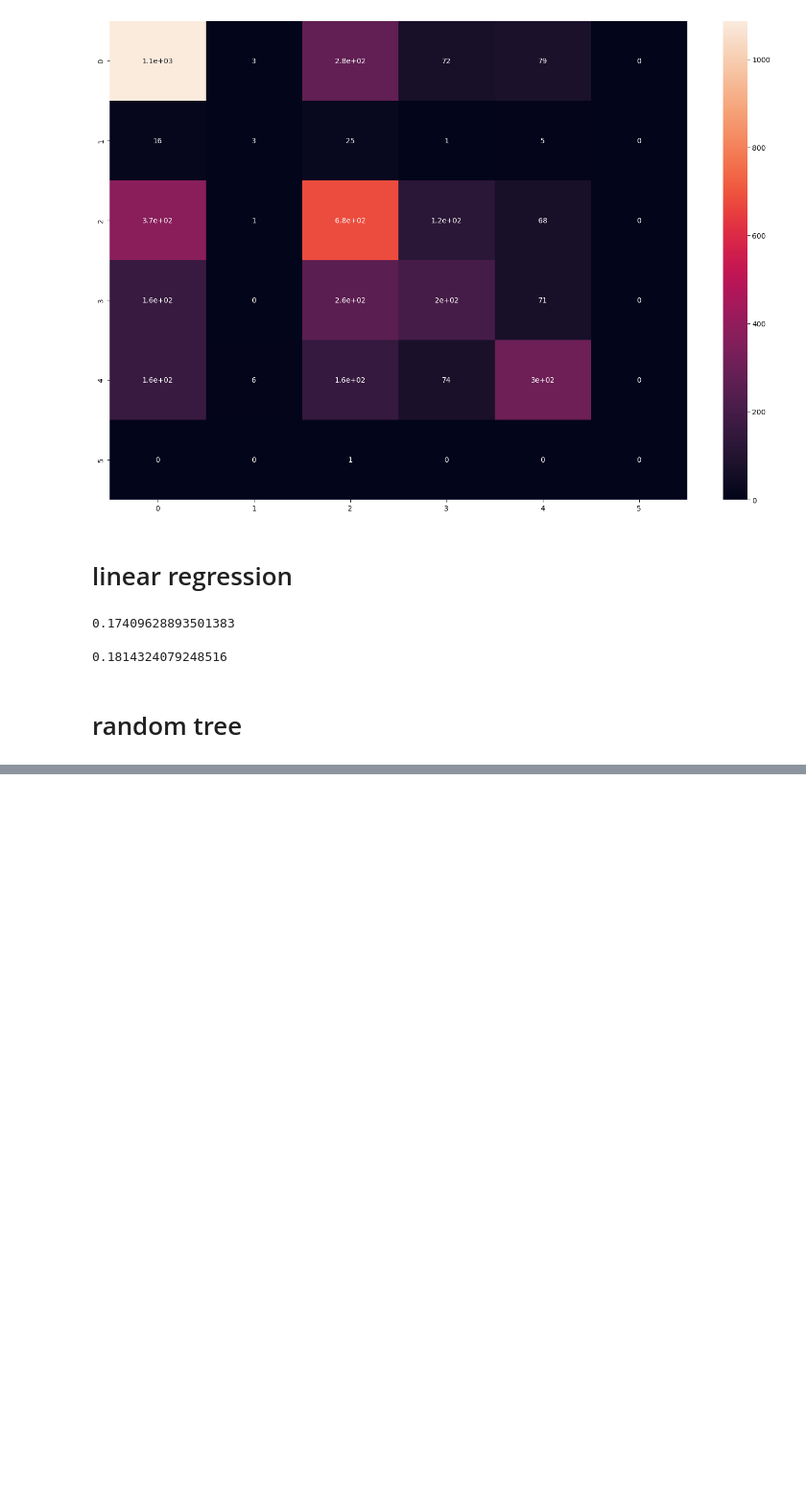
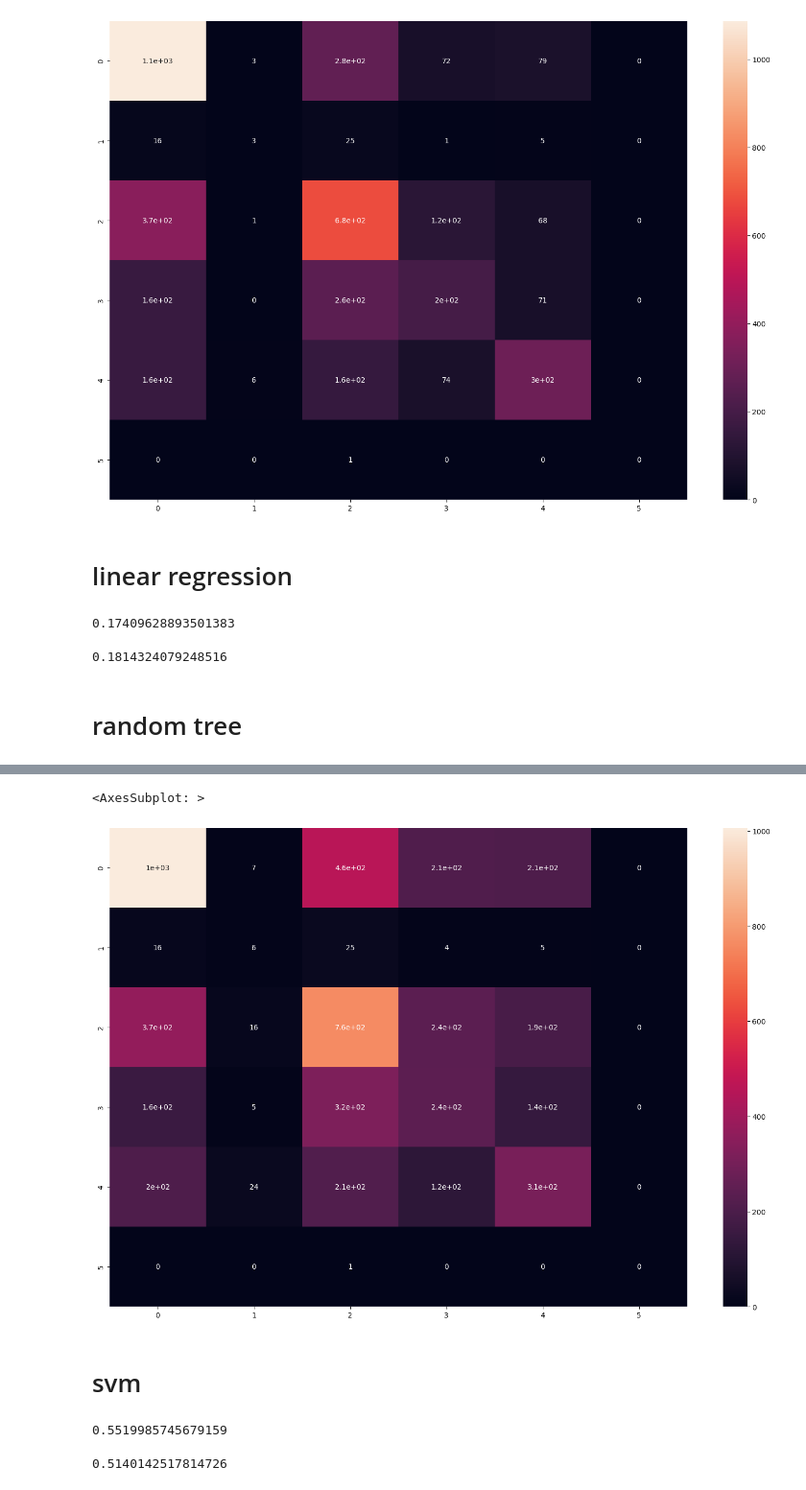
Before and after one commit to duckduckyaya/real-estate-price-prediction, a Jupyter notebook: model_training/training_model2.ipynb, the cells around one changed output, grey strips where cells are left out. Shown at 96% size. Saved outputs shown, nothing was run; the diff lists cells and outputs as text; code cells hidden in the pictures; blank space fills up the shorter version.

```diff
--- a/model_training/training_model2.ipynb
+++ b/model_training/training_model2.ipynb
@@ -105,0 +185,23 @@ regression.score(X_test, y_test)
+# %%
+from sklearn.metrics import confusion_matrix
+import seaborn as sn
+con_ma2 = confusion_matrix(y_test, predict)
+plt.figure(figsize=(18,12))
+sn.heatmap(con_ma2, annot=True)
+# %% [output]
+<AxesSubplot: >
+[figure, added]
+# %% [markdown]
+# svm
+# %%
+from sklearn.svm import SVC
+svc_model = SVC(C=10)
+svc_model.fit(X_train, y_train)
+svc_model.score(X_train,y_train)
+# %% [output]
+0.5519985745679159
+# %%
+svg_predict = svc_model.predict(X_test)
+svc_model.score(X_test, y_test)
+# %% [output]
+0.5140142517814726
```
Also changed, not shown: parts of 16 cells of this notebook.
